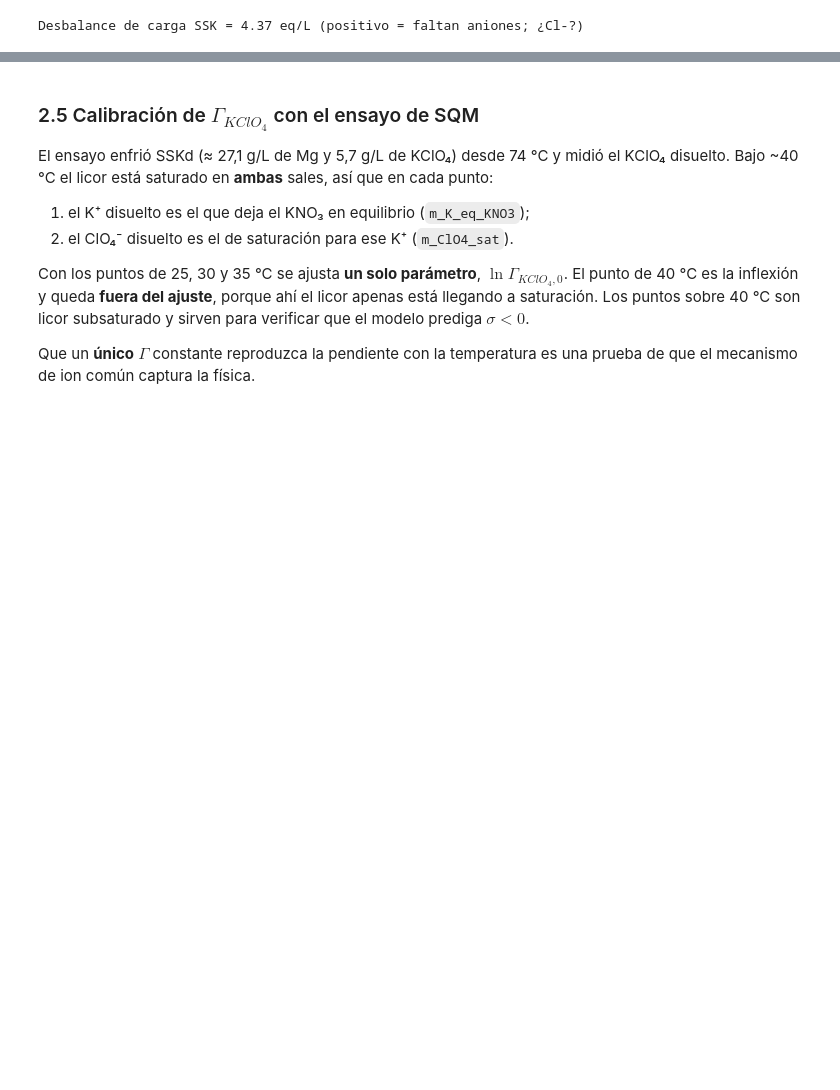
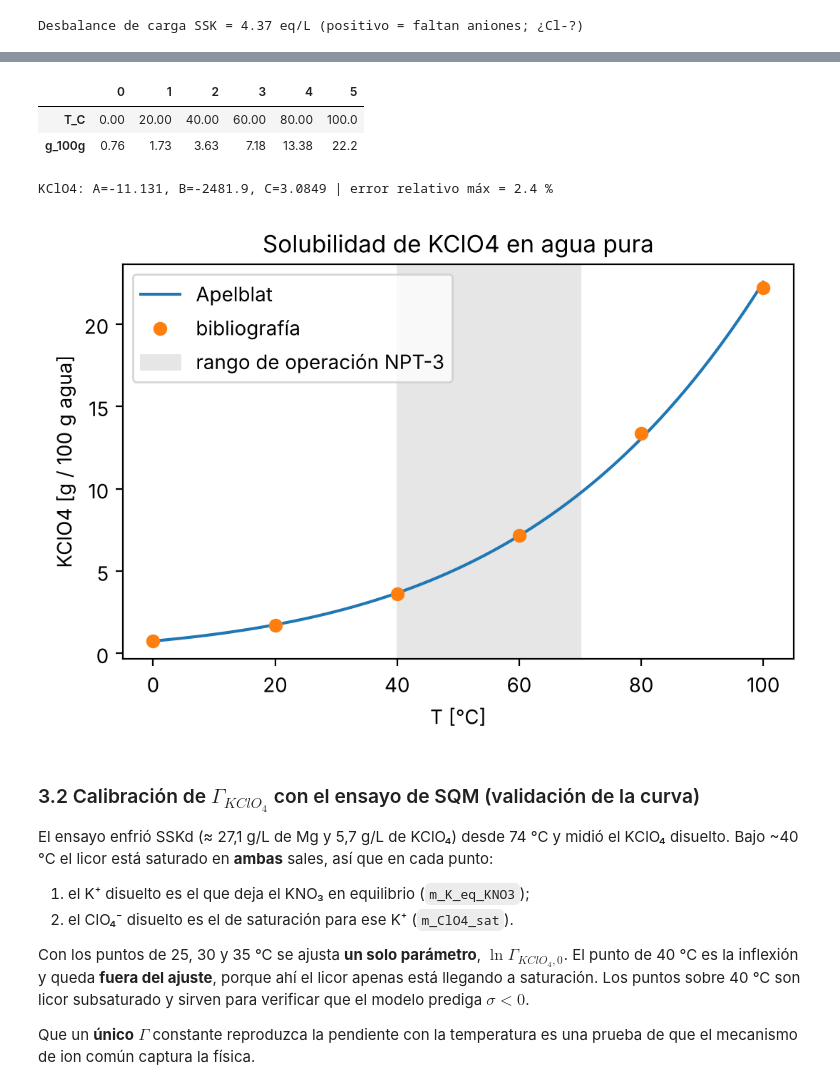
Before and after one commit to antomoyaa/CristalizadorPT, a Jupyter notebook: Cristalizador_SQM.ipynb, the cells around one changed output, grey strips where cells are left out. Saved outputs shown, nothing was run; the diff lists cells and outputs as text; code cells hidden in the pictures; blank space fills up the shorter version.

```diff
--- a/Cristalizador_SQM.ipynb
+++ b/Cristalizador_SQM.ipynb
@@ -226,5 +378,24 @@ Desbalance de carga SSK = 4.37 eq/L (positivo = faltan aniones; ¿Cl-?)
+# %%
+# =========================================================
+# 3.1 Solubilidad del KClO4 en agua pura (bibliografía)
+# =========================================================
+# [g KClO4 / 100 g H2O]. Fuente: BOC Sciences, "Water solubility table at temperatures" (misma tabla que el KNO3;
+# sin fuente citada en la página, valores coincidentes con el CRC Handbook). Reemplaza a la compilación anterior
+# de varias fuentes (chemister.ru, J.T. Baker, Merck), cuyos puntos de 20, 25 y 40 °C eran inconsistentes.
+SOL_KCLO4_AGUA = pd.DataFrame({
+    "T_C":    [0,    20,   40,   60,   80,    100],
+    "g_100g": [0.76, 1.73, 3.63, 7.18, 13.38, 22.2]})
+display(SOL_KCLO4_AGUA.T)
+registrar_curva("KClO4", SOL_KCLO4_AGUA)
+grafico_curva("KClO4", SOL_KCLO4_AGUA)
+# %% [output]
+|  | 0 | 1 | 2 | 3 | 4 | 5 |
+| T_C | 0.00 | 20.00 | 40.00 | 60.00 | 80.00 | 100.0 |
+| g_100g | 0.76 | 1.73 | 3.63 | 7.18 | 13.38 | 22.2 |
+KClO4: A=-11.131, B=-2481.9, C=3.0849 | error relativo máx = 2.4 %
+[figure, added]
 # %% [markdown]
-### 2.5 Calibración de $\Gamma_{KClO_4}$ con el ensayo de SQM
+### 3.2 Calibración de $\Gamma_{KClO_4}$ con el ensayo de SQM (validación de la curva)
 
 El ensayo enfrió SSKd (≈ 27,1 g/L de Mg y 5,7 g/L de KClO₄) desde 74 °C y midió el KClO₄ disuelto. Bajo ~40 °C el licor está saturado en **ambas** sales, así que en cada punto:
 
```
Also changed, not shown: parts of 100 cells of this notebook.
